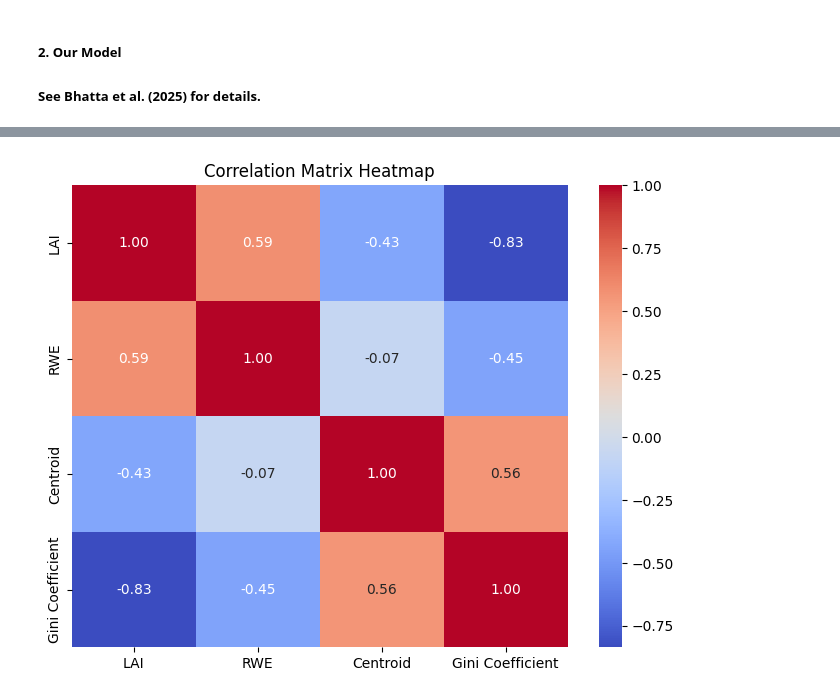
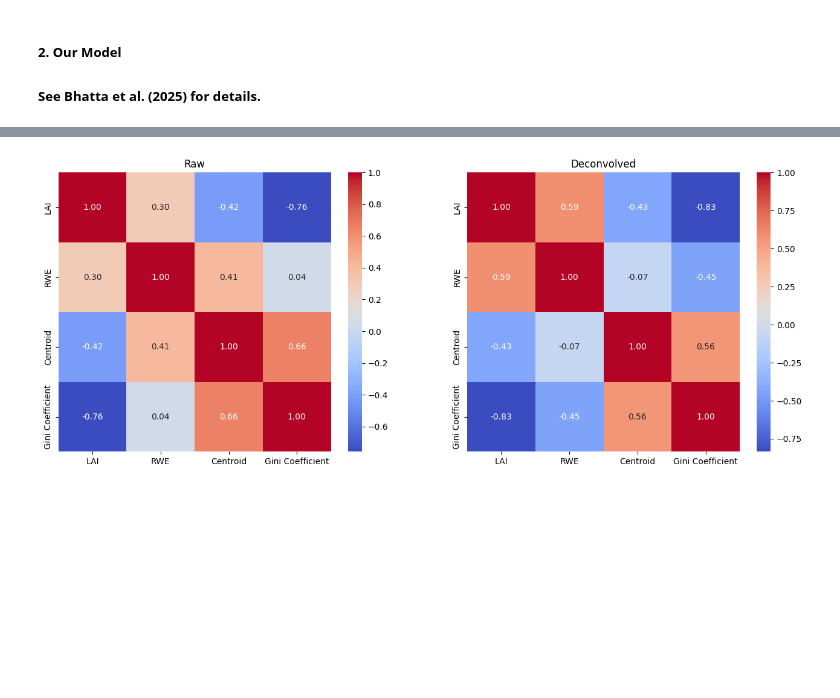
Before and after one commit to Bhatta6190/Waveform-LiDAR-Analysis, a Jupyter notebook: Novel-LAI-estimation/Analysis_file.ipynb, the cells around one changed output, grey strips where cells are left out. Cells and saved outputs as stored; diff of their text form; code cells hidden in the pictures; blank space fills up the shorter version.

```diff
--- a/Novel-LAI-estimation/Analysis_file.ipynb
+++ b/Novel-LAI-estimation/Analysis_file.ipynb
@@ -541,13 +534,17 @@ plt.show()
 # %%
 ## !!Important Block: Change data here to get the results:
 
-processed = processed_deconvolved_gold # Uncomment this to see results for 'Gold' deconvolved waveforms
-# processed = processed_deconvolved_rl # Uncomment this to see results for 'RL' deconvolved waveforms
-# Keep all commented to run for 'Raw' waveforms results
+processed_raw = processed
+processed_deconvolved = processed_deconvolved_gold # for 'Gold' deconvolved waveforms, do similar for 'rl' algorithm
 
 # Clip waveforms to bins 400-900: Since most information is in this region
-clipped_waveforms = processed[:, 400:800]
-processed = clipped_waveforms
+# raw
+clipped_waveforms_raw = processed_raw[:, 400:800]
+final_raw_waveforms = clipped_waveforms_raw
+
+# deconvolved
+clipped_waveforms_decon = processed_deconvolved[:, 400:800]
+final_decon_waveforms = clipped_waveforms_decon
 # %%
 ## IGNORE THIS BLOCK:
 
@@ -683,7 +680,7 @@ def plot_waveform_and_gaussians(waveform, params, title='Gaussian Decomposition
 
 
 # Example usage
-waveform = processed[9]
+waveform = final_decon_waveforms[9]
 params = decompose_waveform(waveform, prominence_factor=0.15)
 if params is not None:
     plot_waveform_and_gaussians(waveform, params)
@@ -726,7 +723,7 @@ def gap_probability(params, rho_ratio=2.5):
 # Calculate gap_probability for all waveforms
 gap_data_float64 = []
 
-for waveform in processed:
+for waveform in final_decon_waveforms:
     params = decompose_waveform(waveform)
 
     if params is not None:
@@ -1140,25 +1151,53 @@ plt.show()
 
 from scipy.stats import pearsonr
 
-corr_RWE, _ = pearsonr(RWE, lai_values)
-corr_centroid, _ = pearsonr(centroids, lai_values)
-corr_GC, _ = pearsonr(GC, lai_values)
+# Raw
+corr_RWE_raw, _ = pearsonr(RWE_raw, lai_values)
+corr_centroid_raw, _ = pearsonr(centroids_raw, lai_values)
+corr_GC_raw, _ = pearsonr(Gini_coefficients_raw, lai_values)
 
-print(f"Pearson correlation between LAI and RWE: {corr_RWE:.3f}")
-print(f"Pearson correlation between LAI and Centroid: {corr_centroid:.3f}")
-print(f"Pearson correlation between LAI and Gini Coefficient: {corr_GC:.3f}")
+# Deconvolved
+corr_RWE_decon, _ = pearsonr(RWE_decon, lai_values)
+corr_centroid_decon, _ = pearsonr(centroids_decon, lai_values)
+corr_GC_decon, _ = pearsonr(Gini_coefficients_decon, lai_values)
+
+print(f"--- Raw Waveform Correlations ---")
+print(f"Pearson correlation between LAI and RWE: {corr_RWE_raw:.3f}")
+print(f"Pearson correlation between LAI and Centroid: {corr_centroid_raw:.3f}")
+print(f"Pearson correlation between LAI and Gini Coefficient: {corr_GC_raw:.3f}")
+
+print(f"\n--- Deconvolved Waveform Correlations ---")
+print(f"Pearson correlation between LAI and RWE: {corr_RWE_decon:.3f}")
+print(f"Pearson correlation between LAI and Centroid: {corr_centroid_decon:.3f}")
+print(f"Pearson correlation between LAI and Gini Coefficient: {corr_GC_decon:.3f}")
 
 ## Correlation Matrix Heatmap
-data = {
+data_raw = {
     'LAI': lai_values,
-    'RWE': RWE,
-    'Centroid': centroids,
-    'Gini Coefficient': GC
+    'RWE': RWE_raw,
+    'Centroid': centroids_raw,
+    'Gini Coefficient': Gini_coefficients_raw
 }
-df = pd.DataFrame(data)
-corr_matrix = df.corr()
-plt.figure(figsize=(8, 6))
-sns.heatmap(corr_matrix, annot=True, cmap='coolwarm', fmt=".2f")
-plt.title('Correlation Matrix Heatmap')
+
+data_decon = {
+    'LAI': lai_values,
+    'RWE': RWE_decon,
+    'Centroid': centroids_decon,
+    'Gini Coefficient': Gini_coefficients_decon
+}
+
+df_raw = pd.DataFrame(data_raw)
+df_decon = pd.DataFrame(data_decon)
+
+fig, axes = plt.subplots(1, 2, figsize=(16, 6))
+
+# Heatmap for Raw
+sns.heatmap(df_raw.corr(), annot=True, cmap='coolwarm', fmt=".2f", ax=axes[0])
+axes[0].set_title('Raw')
+
+# Heatmap for Deconvolved
+sns.heatmap(df_decon.corr(), annot=True, cmap='coolwarm', fmt=".2f", ax=axes[1])
+axes[1].set_title('Deconvolved')
+
 plt.show()
 # %% [output]
@@ -1165,4 +1210,4 @@ plt.show()
 Pearson correlation between LAI and RWE: 0.587
 Pearson correlation between LAI and Centroid: -0.430
 Pearson correlation between LAI and Gini Coefficient: -0.835
-[figure, old version]
+[figure, new version]
```
Also changed, not shown: parts of 18 cells of this notebook.
